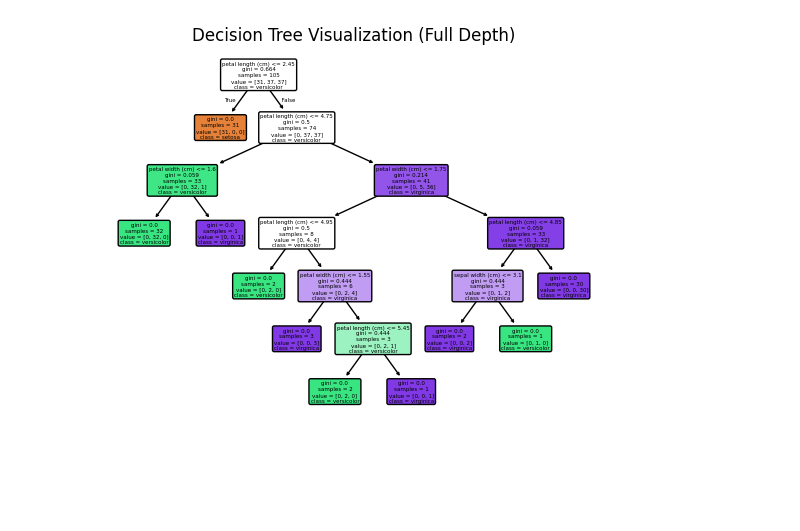
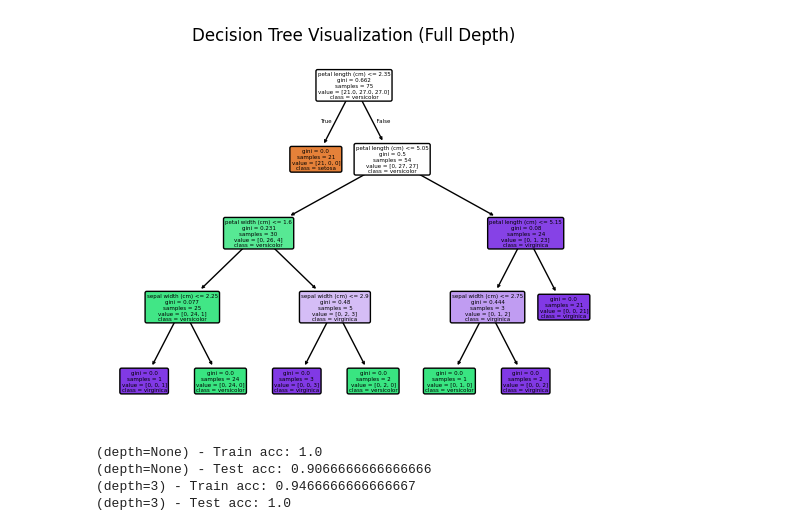
Before and after one commit to YouanesAttia/python-professional, a Jupyter notebook: week7_ml_foundations/day5/05_trees_forests.ipynb, the cells around one changed output. Cells and saved outputs as stored; diff of their text form; code cells hidden in the pictures; blank space fills up the shorter version.

```diff
--- a/week7_ml_foundations/day5/05_trees_forests.ipynb
+++ b/week7_ml_foundations/day5/05_trees_forests.ipynb
@@ -1,23 +1,40 @@
 # %%
 from sklearn.tree import DecisionTreeClassifier
 from sklearn.datasets import load_iris
 from sklearn.tree import plot_tree
 from sklearn.model_selection import train_test_split
 import matplotlib.pyplot as plt
 
 
 iris = load_iris()
 X = iris.data
 y = iris.target
 feature_names = iris.feature_names
 class_names = iris.target_names
 
-X_train, X_test, y_train, y_test = train_test_split(X, y, test_size=0.3, random_state=42)
+X_train, X_test, y_train, y_test = train_test_split(X, y, test_size=0.5, random_state=42)
 
 tree = DecisionTreeClassifier(random_state=42)
 tree.fit(X_train, y_train)
 plot_tree(tree, feature_names=feature_names, class_names=class_names, filled=True, rounded=True)
 plt.title("Decision Tree Visualization (Full Depth)")
 plt.show()
 # %% [output]
-[figure, old version]
+[figure, new version]
+# %%
+tree_unconstrained = DecisionTreeClassifier(max_depth=None, random_state=42)
+tree_unconstrained.fit(X_train, y_train)
+
+tree_constrained = DecisionTreeClassifier(max_depth=3, random_state=42)
+tree_constrained.fit(X_train, y_train)
+
+print(f'(depth=None) - Train acc: {tree_unconstrained.score(X_train, y_train)}')
+print(f'(depth=None) - Test acc: {tree_unconstrained.score(X_test, y_test)}')
+
+print(f'(depth=3) - Train acc: {tree_constrained.score(X_train, y_train)}')
+print(f'(depth=3) - Test acc: {tree_constrained.score(X_test, y_test)}')
+# %% [output]
+(depth=None) - Train acc: 1.0
+(depth=None) - Test acc: 0.9066666666666666
+(depth=3) - Train acc: 0.9466666666666667
+(depth=3) - Test acc: 1.0
```
